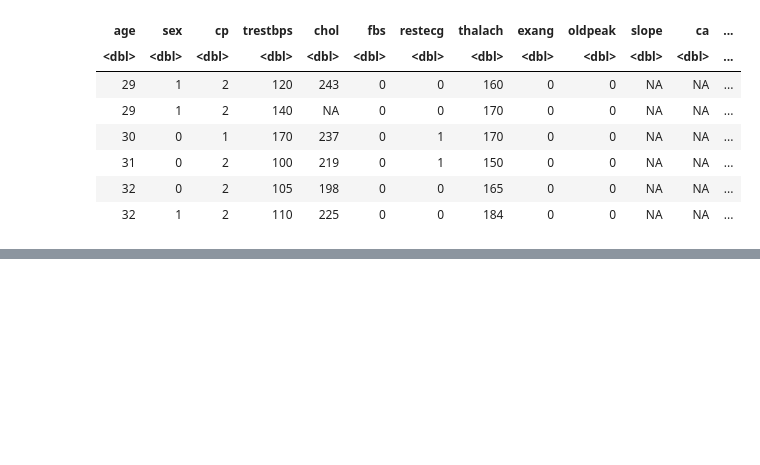
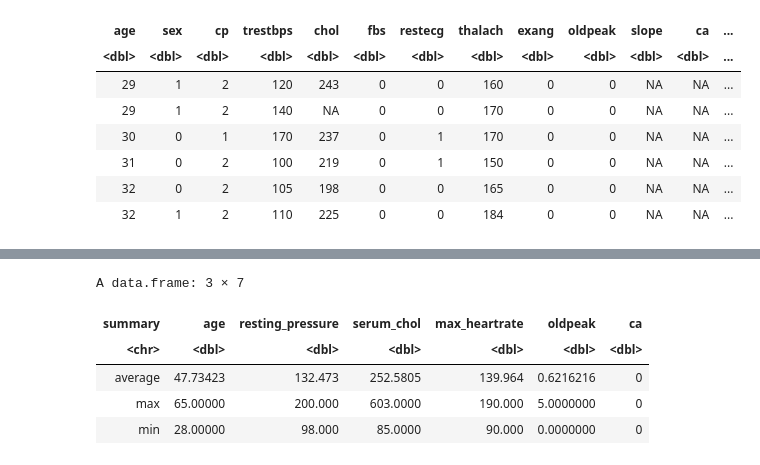
Before and after one commit to papercheesecake/DSCI100-group-project-18, a Jupyter notebook: tidying_data.ipynb, the cells around one changed output, grey strips where cells are left out. Saved outputs shown, nothing was run; the diff lists cells and outputs as text; code cells hidden in the pictures; blank space fills up the shorter version.

```diff
--- a/tidying_data.ipynb
+++ b/tidying_data.ipynb
@@ -135,0 +166,18 @@ write_csv(heart_data_fct, "heart_data_fct.csv")
+# %%
+#Summarize training data
+summary(training_heart_data)
+
+avg_training_heart_data <- training_heart_data %>%
+                                 select(age, resting_pressure, serum_chol, max_heartrate, oldpeak, ca) %>%
+                                 map_df(mean, na.rm = TRUE)
+#Dataframe that contains: Average of all numerical variables
+
+max_training_heart_data <- training_heart_data %>%
+                                 select(age, resting_pressure, serum_chol, max_heartrate, oldpeak, ca) %>%
+                                 map_df(max, na.rm = TRUE)
+#Dataframe that contains: Maximum of all numerical variables
+
+min_training_heart_data <- training_heart_data %>%
+                                 select(age, resting_pressure, serum_chol, max_heartrate, oldpeak, ca) %>%
+                                 map_df(min, na.rm = TRUE)
+#Dataframe that contains: Minimum of all numerical variables
@@ -135,0 +202,14 @@ write_csv(heart_data_fct, "heart_data_fct.csv")
+# %%
+#Summarize numerical variables in a table
+
+table_dbl <- rbind(avg_training_heart_data, max_training_heart_data, min_training_heart_data)
+df <- data.frame(summary = c('average','max','min'))
+table_dbl <- cbind(df, table_dbl)
+table_dbl
+# %% [output]
+A data.frame: 3 × 7
+| summary | age | resting_pressure | serum_chol | max_heartrate | oldpeak | ca |
+| <chr> | <dbl> | <dbl> | <dbl> | <dbl> | <dbl> | <dbl> |
+| average | 47.73423 | 132.473 | 252.5805 | 139.964 | 0.6216216 | 0 |
+| max | 65.00000 | 200.000 | 603.0000 | 190.000 | 5.0000000 | 0 |
+| min | 28.00000 | 98.000 | 85.0000 | 90.000 | 0.0000000 | 0 |
```
Also changed, not shown: parts of 10 cells of this notebook.
